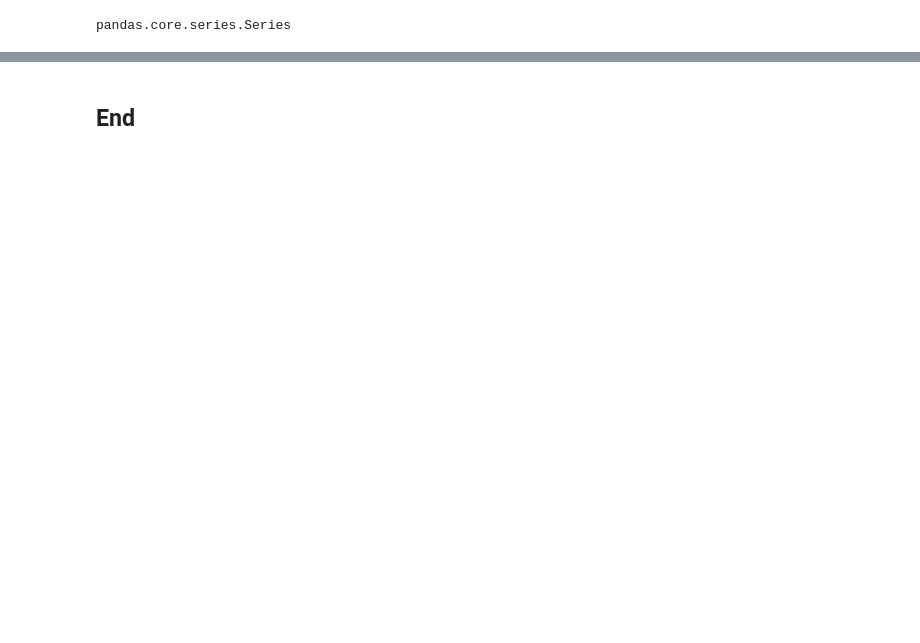
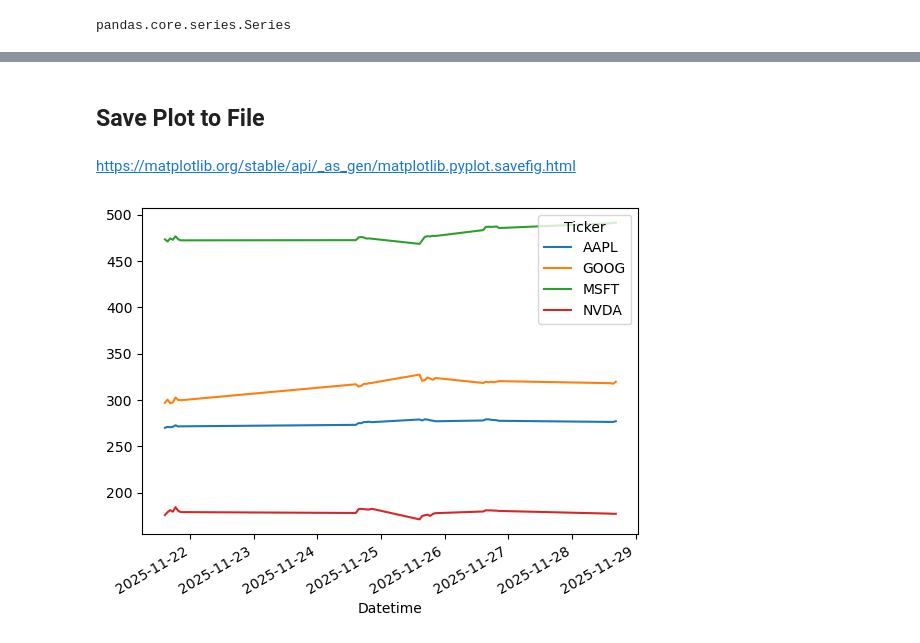
Before and after one commit to Glogover/computer-infrastructure, a Jupyter notebook: roughwork/yfinance.ipynb, the cells around one changed output, grey strips where cells are left out. Drawn from its saved outputs; the diff is of its cells as text; code cells hidden in the pictures; blank space fills up the shorter version.

Commit message:
savefig

```diff
--- a/roughwork/yfinance.ipynb
+++ b/roughwork/yfinance.ipynb
@@ -490,2 +504,15 @@ df['Close'].plot(); # Plot the closing prices for all stocks.
-# %% [markdown]
-## End
+# %% [markdown]
+## Save Plot to File
+# %% [markdown]
+https://matplotlib.org/stable/api/_as_gen/matplotlib.pyplot.savefig.html
+# %%
+# Create new figure and axis
+fig, ax = plt.subplots()
+
+# Plot all closing prices.
+df['Close'].plot(ax=ax)
+
+# Save figure.
+fig.savefig('../plots/test.png', dpi=300)
+# %% [output]
+[figure, added]
```
Also changed, not shown: parts of 27 cells of this notebook, 5 other files.
